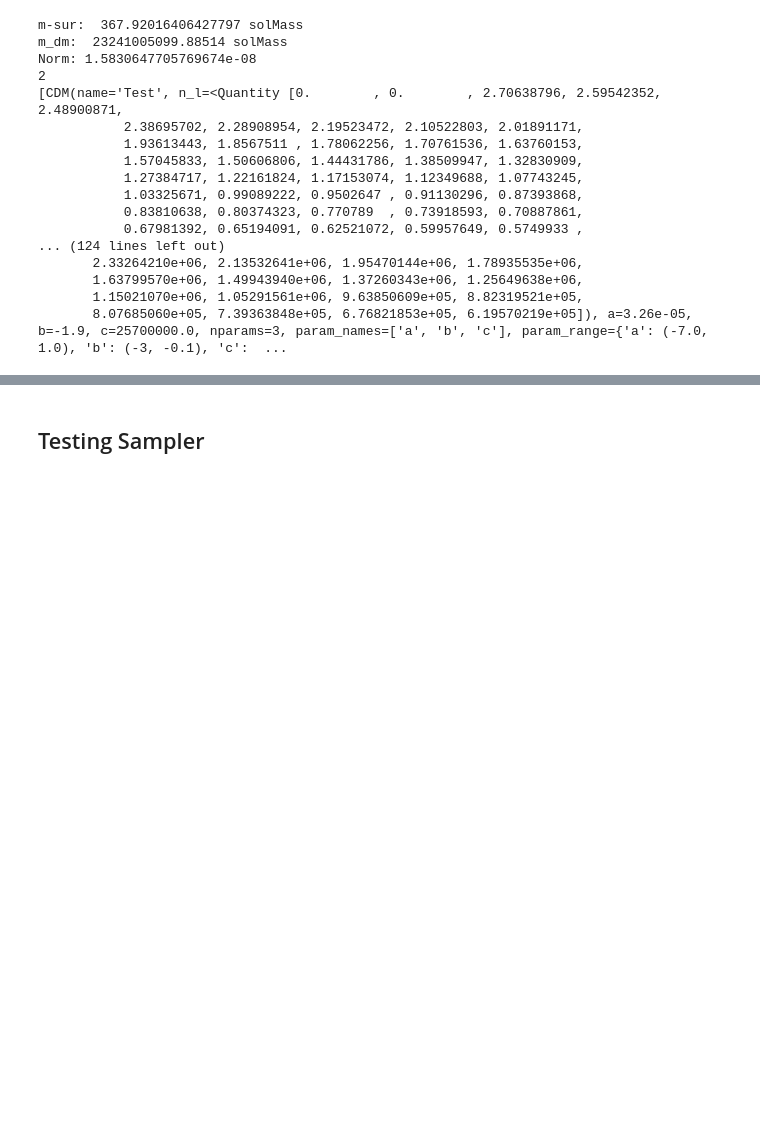
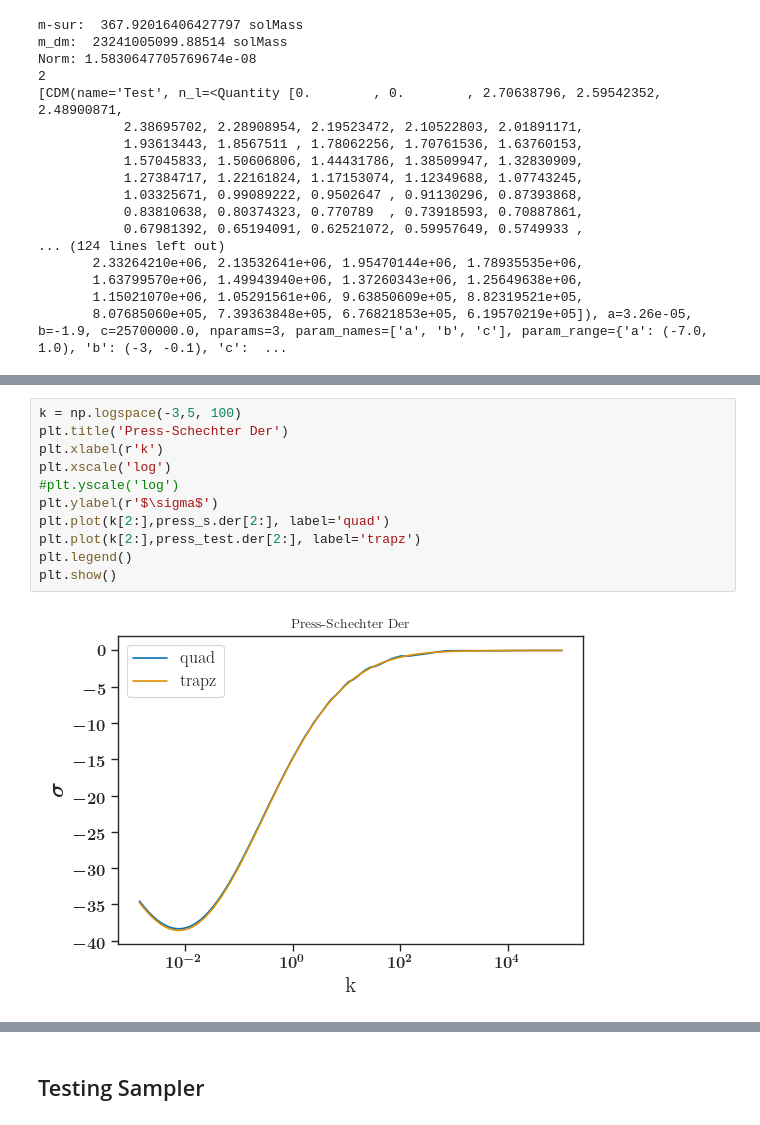
Before and after one commit to Dimple10/dmsl, a Jupyter notebook: dmsl/DMSL.ipynb, the cells around one changed output, grey strips where cells are left out. Cells and saved outputs as stored; diff of their text form; blank space fills up the shorter version.

```diff
--- a/dmsl/DMSL.ipynb
+++ b/dmsl/DMSL.ipynb
@@ -713,0 +863,13 @@ Norm: 1.5830647705769674e-08
+# %%
+k = np.logspace(-3,5, 100)
+plt.title('Press-Schechter Der')
+plt.xlabel(r'k')
+plt.xscale('log')
+#plt.yscale('log')
+plt.ylabel(r'$\sigma$')
+plt.plot(k[2:],press_s.der[2:], label='quad')
+plt.plot(k[2:],press_test.der[2:], label='trapz')
+plt.legend()
+plt.show()
+# %% [output]
+[figure, added]
```
Also changed, not shown: parts of 67 cells of this notebook, 2 other files.
